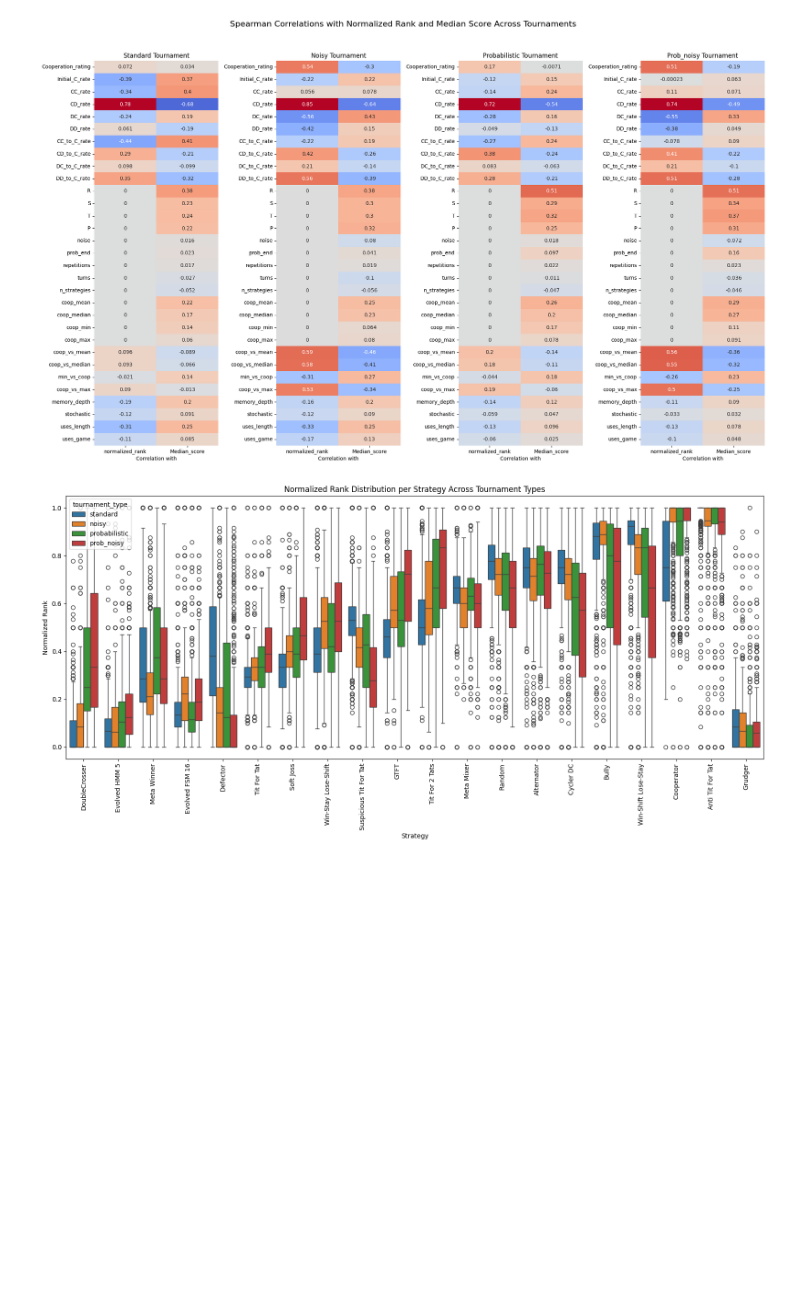
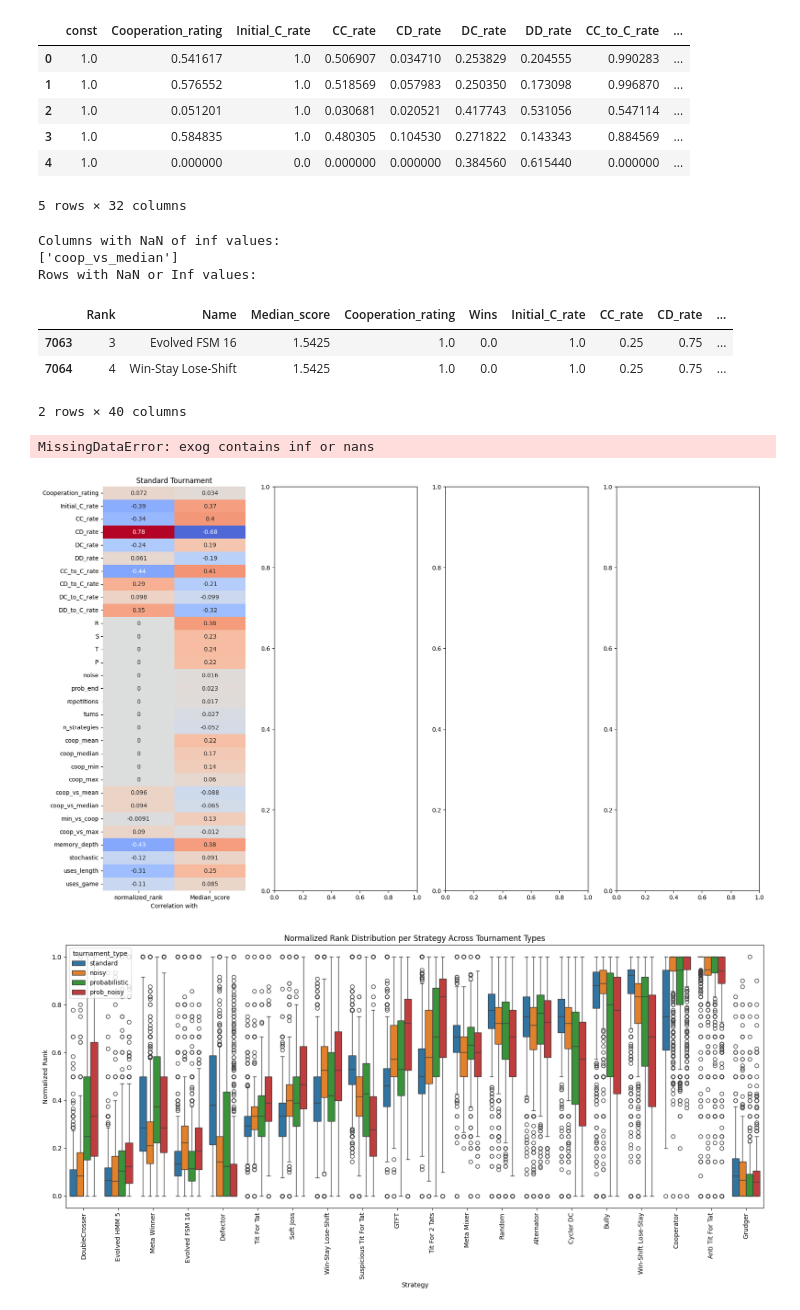
Before and after one commit to wisewizardofthestars/AASMA, a Jupyter notebook: visualize_results.ipynb, the cells around one changed output. Cells and saved outputs as stored; diff of their text form; code cells hidden in the pictures; blank space fills up the shorter version.

```diff
--- a/visualize_results.ipynb
+++ b/visualize_results.ipynb
@@ -64,11 +66,13 @@ for i, t in enumerate(types):
     df = df.merge(coop_stats, on='run', how='left')
 
     df['memory_depth'] /= df['turns']
+    df['memory_depth'] = df['memory_depth'].replace(np.inf, 1)
 
     df['coop_vs_mean'] = df['Cooperation_rating'] / df['coop_mean']
     df['coop_vs_median'] = df['Cooperation_rating'] / df['coop_median']
     df['min_vs_coop'] = df['coop_min'] / df['Cooperation_rating'] # inverse to avoid dividing by 0
     df['coop_vs_max'] = df['Cooperation_rating'] / df['coop_max']
+    df = df.fillna(0)
 
     if param_columns:
         correlations = df[param_columns + ['normalized_rank', 'Median_score']].corr(method='spearman')[['normalized_rank', 'Median_score']].drop(['normalized_rank', 'Median_score'])
@@ -77,34 +81,64 @@ for i, t in enumerate(types):
         ax.set_title(f"{t.capitalize()} Tournament")
         ax.set_ylabel('')  # Remove y-axis label to save space, optional
         ax.set_xlabel('Correlation with')
     else:
         print(f"No matching parameter columns found in {filename} for correlation.")
         axes[0, i].axis('off')  # Hide the subplot if no data
+
+    for col in ['stochastic', 'uses_length', 'uses_game']:
+        if col in df.columns:
+            df[col] = df[col].astype(int)
+
+    X = df[param_columns]
+    y = df['normalized_rank']
+
+    X = sm.add_constant(X)  # Add intercept term
+    display(X.head())
+
+    X['coop_vs_median'] = X['coop_vs_median'].replace(np.inf, 1)
+
+    model = sm.OLS(y, X).fit()
+    print(model.summary())
 
     dfs.append(df)
     # Plot average score per strategy (original barplot)
     # if 'BaseName' in df.columns and 'normalized_rank' in df.columns:
     #     plt.figure(figsize=(12, 6))
     #     # Group by BaseName only, averaging across all runs/conditions for this tournament type
     #     avg_scores = df.groupby('BaseName')['normalized_rank'].median().sort_values()
     #     sns.barplot(x=avg_scores.index, y=avg_scores.values)
     #     plt.title(f"Median Normalized Rank per Strategy - {t.capitalize()} Tournament")
     #     plt.ylabel("Median Normalized Rank")
     #     plt.xlabel("Strategy")
     #     plt.xticks(rotation=90)
     #     plt.tight_layout()
     #     plt.show()
     #     #plt.savefig(f"graphs/{t}_median_normalized_ranks.png")
     #     plt.close()
     #     print(f"Saved plot: graphs/{t}_median_normalized_ranks.png")
     # else:
     #     print(f"'BaseName' or 'normalized_rank' column not found in {filename}, skipping plot.")
 
 plt.suptitle("Spearman Correlations with Normalized Rank and Median Score Across Tournaments", fontsize=16)
 plt.tight_layout(rect=[0, 0, 1, 0.95])
 plt.show()
 # %% [output]
+|  | const | Cooperation_rating | Initial_C_rate | CC_rate | CD_rate | DC_rate | DD_rate | CC_to_C_rate | ... |
+| 0 | 1.0 | 0.541617 | 1.0 | 0.506907 | 0.034710 | 0.253829 | 0.204555 | 0.990283 | ... |
+| 1 | 1.0 | 0.576552 | 1.0 | 0.518569 | 0.057983 | 0.250350 | 0.173098 | 0.996870 | ... |
+| 2 | 1.0 | 0.051201 | 1.0 | 0.030681 | 0.020521 | 0.417743 | 0.531056 | 0.547114 | ... |
+| 3 | 1.0 | 0.584835 | 1.0 | 0.480305 | 0.104530 | 0.271822 | 0.143343 | 0.884569 | ... |
+| 4 | 1.0 | 0.000000 | 0.0 | 0.000000 | 0.000000 | 0.384560 | 0.615440 | 0.000000 | ... |
+5 rows × 32 columns
+Columns with NaN of inf values:
+['coop_vs_median']
+Rows with NaN or Inf values:
+|  | Rank | Name | Median_score | Cooperation_rating | Wins | Initial_C_rate | CC_rate | CD_rate | ... |
+| 7063 | 3 | Evolved FSM 16 | 1.5425 | 1.0 | 0.0 | 1.0 | 0.25 | 0.75 | ... |
+| 7064 | 4 | Win-Stay Lose-Shift | 1.5425 | 1.0 | 0.0 | 1.0 | 0.25 | 0.75 | ... |
+2 rows × 40 columns
+MissingDataError: exog contains inf or nans
-[figure, old version]
+[figure, new version]
 # %%
 # Advanced analysis and comparison plots
 if dfs:
```
Also changed, not shown: parts of 1 cell of this notebook.
